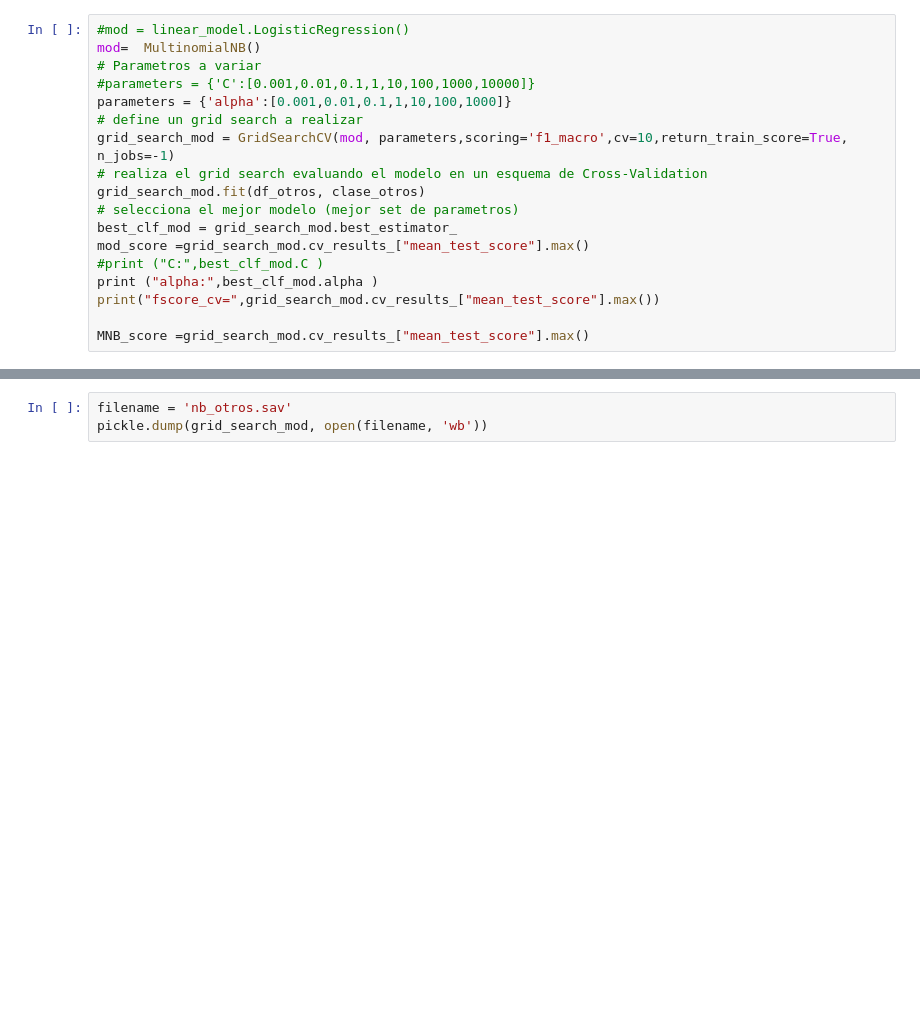
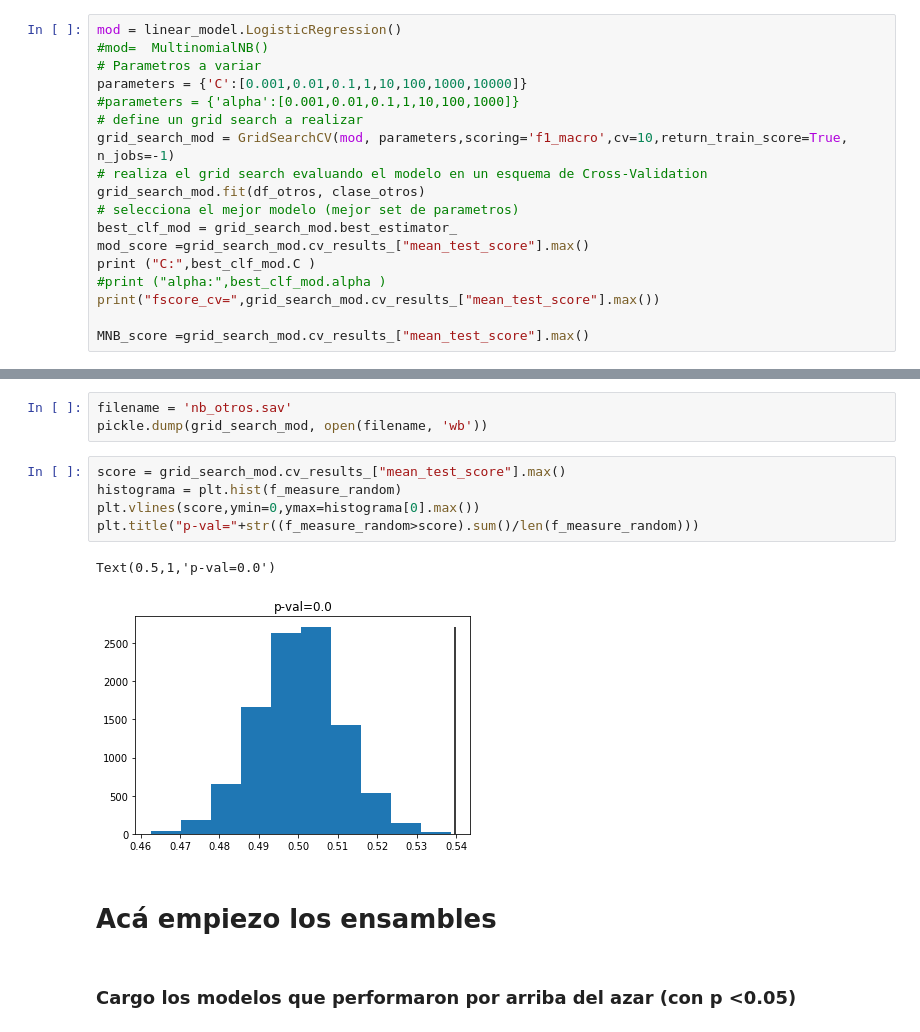
Before and after one commit to jpilorget/textmining-pf, a Jupyter notebook: Text Mining - Trabajo Final.ipynb, the cells around one changed output, grey strips where cells are left out. Cells and saved outputs as stored; diff of their text form; blank space fills up the shorter version.

```diff
--- a/Text Mining - Trabajo Final.ipynb
+++ b/Text Mining - Trabajo Final.ipynb
@@ -986,11 +811,11 @@ NameError: name 'emp' is not defined
 clase_otros = trainset_clase.drop(df_otros[df_otros.isna().any(1)].index)
 df_otros = df_otros.dropna()
 # %%
-#mod = linear_model.LogisticRegression()
-mod=  MultinomialNB()
+mod = linear_model.LogisticRegression()
+#mod=  MultinomialNB()
 # Parametros a variar
-#parameters = {'C':[0.001,0.01,0.1,1,10,100,1000,10000]}
-parameters = {'alpha':[0.001,0.01,0.1,1,10,100,1000]}
+parameters = {'C':[0.001,0.01,0.1,1,10,100,1000,10000]}
+#parameters = {'alpha':[0.001,0.01,0.1,1,10,100,1000]}
 # define un grid search a realizar
 grid_search_mod = GridSearchCV(mod, parameters,scoring='f1_macro',cv=10,return_train_score=True, n_jobs=-1)
 # realiza el grid search evaluando el modelo en un esquema de Cross-Validation
@@ -998,8 +823,8 @@ grid_search_mod.fit(df_otros, clase_otros)
 # selecciona el mejor modelo (mejor set de parametros)
 best_clf_mod = grid_search_mod.best_estimator_
 mod_score =grid_search_mod.cv_results_["mean_test_score"].max()
-#print ("C:",best_clf_mod.C )
-print ("alpha:",best_clf_mod.alpha )
+print ("C:",best_clf_mod.C )
+#print ("alpha:",best_clf_mod.alpha )
 print("fscore_cv=",grid_search_mod.cv_results_["mean_test_score"].max())
 
 MNB_score =grid_search_mod.cv_results_["mean_test_score"].max()
@@ -1009,3 +834,15 @@ fscore_cv= 0.5323936829320618
 # %%
 filename = 'nb_otros.sav'
 pickle.dump(grid_search_mod, open(filename, 'wb'))
+# %%
+score = grid_search_mod.cv_results_["mean_test_score"].max()
+histograma = plt.hist(f_measure_random)
+plt.vlines(score,ymin=0,ymax=histograma[0].max())
+plt.title("p-val="+str((f_measure_random>score).sum()/len(f_measure_random)))
+# %% [output]
+Text(0.5,1,'p-val=0.0')
+[figure, added]
+# %% [markdown]
+# Acá empiezo los ensambles
+# %% [markdown]
+### Cargo los modelos que performaron por arriba del azar (con p <0.05)
```
Also changed, not shown: parts of 62 cells of this notebook.
